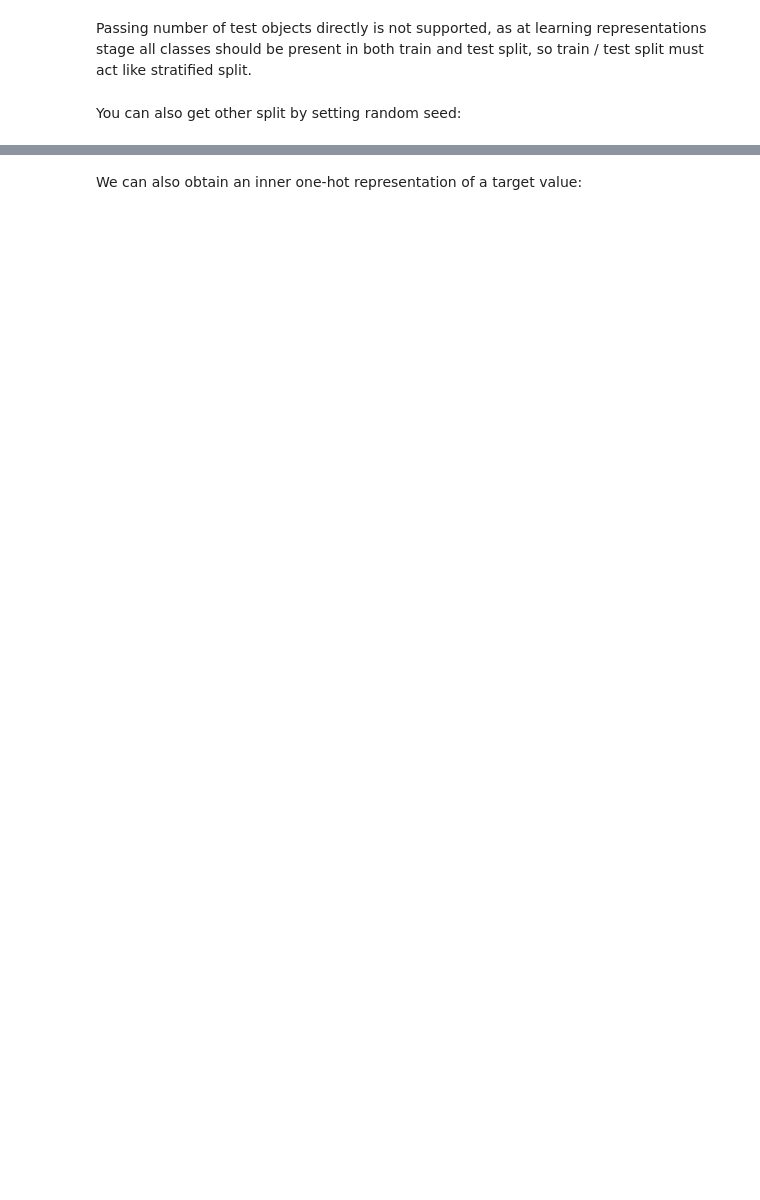
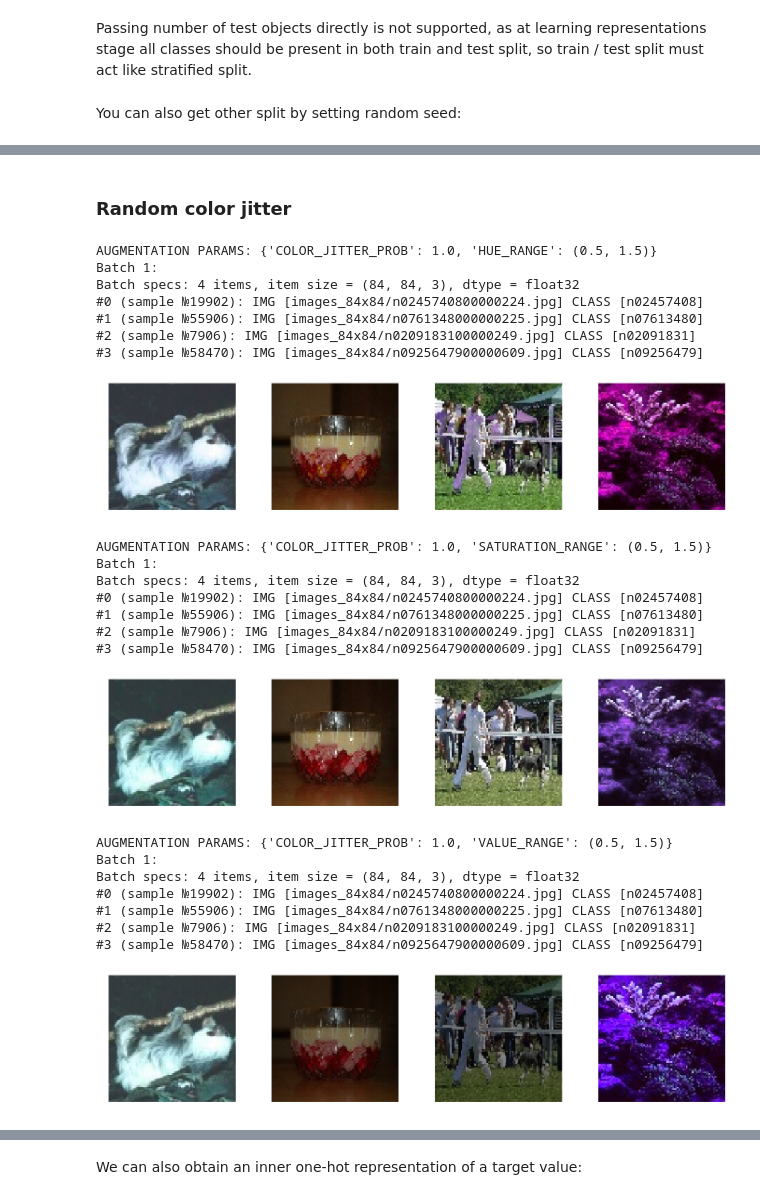
Before and after one commit to konev-artem/FewShotLearning, a Jupyter notebook: scripts/data_provider_demo.ipynb, the cells around one changed output, grey strips where cells are left out. Drawn from its saved outputs; the diff is of its cells as text; code cells hidden in the pictures; blank space fills up the shorter version.

```diff
--- a/scripts/data_provider_demo.ipynb
+++ b/scripts/data_provider_demo.ipynb
@@ -144,0 +188,31 @@ float32 (4, 64, 64, 3) 4
+# %% [markdown]
+### Random color jitter
+# %%
+visualize_augmentation(color_jitter_prob=1.0, hue_range=(0.5, 1.5))
+visualize_augmentation(color_jitter_prob=1.0, saturation_range=(0.5, 1.5))
+visualize_augmentation(color_jitter_prob=1.0, value_range=(0.5, 1.5))
+# %% [output]
+AUGMENTATION PARAMS: {'COLOR_JITTER_PROB': 1.0, 'HUE_RANGE': (0.5, 1.5)}
+Batch 1:
+Batch specs: 4 items, item size = (84, 84, 3), dtype = float32
+#0 (sample №19902): IMG [images_84x84/n0245740800000224.jpg] CLASS [n02457408]
+#1 (sample №55906): IMG [images_84x84/n0761348000000225.jpg] CLASS [n07613480]
+#2 (sample №7906): IMG [images_84x84/n0209183100000249.jpg] CLASS [n02091831]
+#3 (sample №58470): IMG [images_84x84/n0925647900000609.jpg] CLASS [n09256479]
+[figure, added]
+AUGMENTATION PARAMS: {'COLOR_JITTER_PROB': 1.0, 'SATURATION_RANGE': (0.5, 1.5)}
+Batch 1:
+Batch specs: 4 items, item size = (84, 84, 3), dtype = float32
+#0 (sample №19902): IMG [images_84x84/n0245740800000224.jpg] CLASS [n02457408]
+#1 (sample №55906): IMG [images_84x84/n0761348000000225.jpg] CLASS [n07613480]
+#2 (sample №7906): IMG [images_84x84/n0209183100000249.jpg] CLASS [n02091831]
+#3 (sample №58470): IMG [images_84x84/n0925647900000609.jpg] CLASS [n09256479]
+[figure, added]
+AUGMENTATION PARAMS: {'COLOR_JITTER_PROB': 1.0, 'VALUE_RANGE': (0.5, 1.5)}
+Batch 1:
+Batch specs: 4 items, item size = (84, 84, 3), dtype = float32
+#0 (sample №19902): IMG [images_84x84/n0245740800000224.jpg] CLASS [n02457408]
+#1 (sample №55906): IMG [images_84x84/n0761348000000225.jpg] CLASS [n07613480]
+#2 (sample №7906): IMG [images_84x84/n0209183100000249.jpg] CLASS [n02091831]
+#3 (sample №58470): IMG [images_84x84/n0925647900000609.jpg] CLASS [n09256479]
+[figure, added]
```
Also changed, not shown: parts of 52 cells of this notebook, 3 other files.
